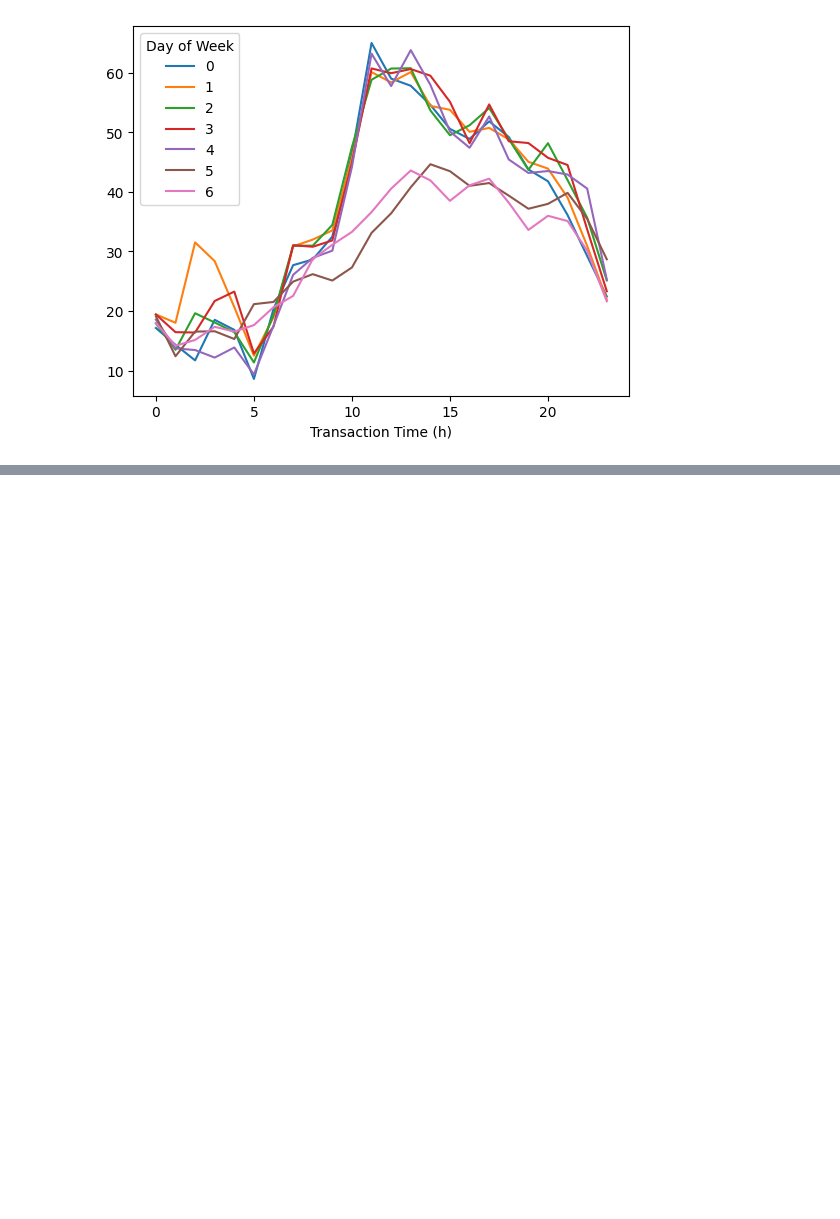
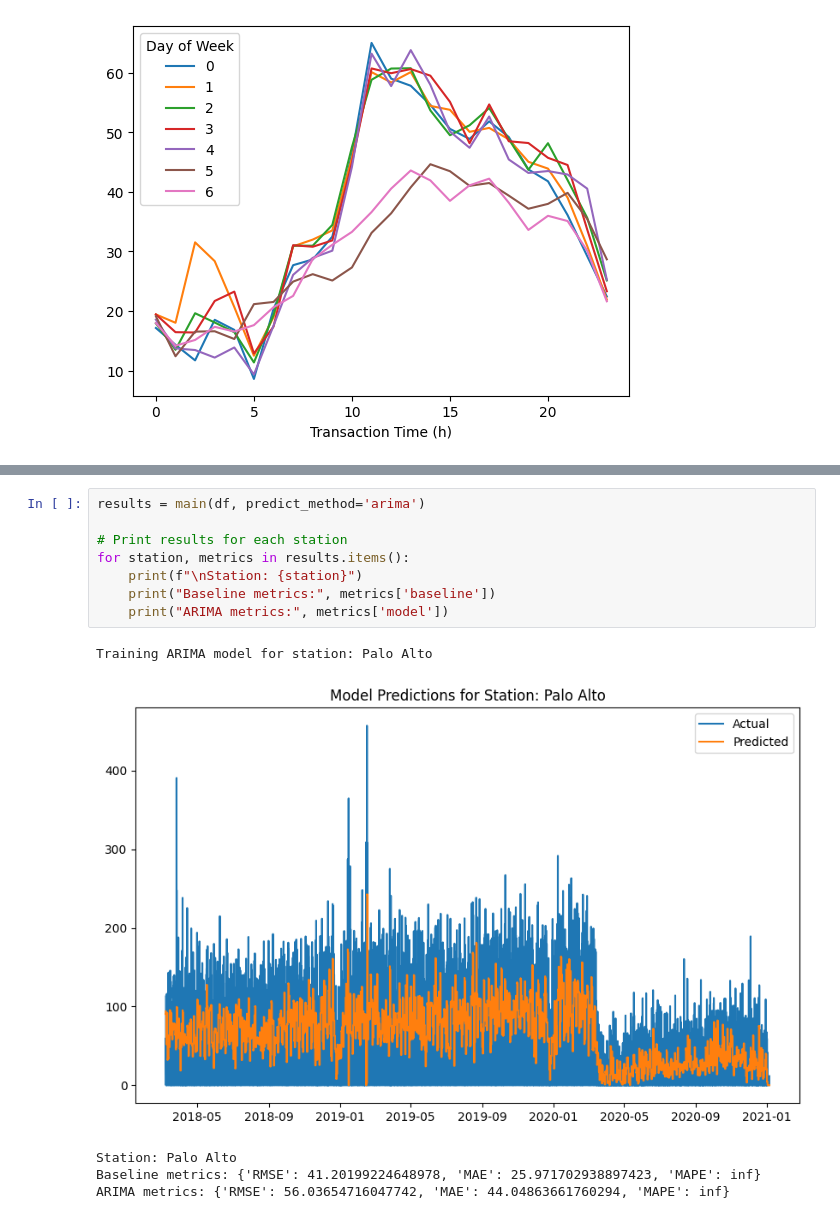
Before and after one commit to Fiehn/42577-Introduction-to-business-analytics, a Jupyter notebook: Project.ipynb, the cells around one changed output, grey strips where cells are left out. Drawn from its saved outputs; the diff is of its cells as text; blank space fills up the shorter version.

```diff
--- a/Project.ipynb
+++ b/Project.ipynb
@@ -196,0 +444,14 @@ print(model_fit.summary())
+# %%
+results = main(df, predict_method='arima')
+
+# Print results for each station
+for station, metrics in results.items():
+    print(f"\nStation: {station}")
+    print("Baseline metrics:", metrics['baseline'])
+    print("ARIMA metrics:", metrics['model'])
+# %% [output]
+Training ARIMA model for station: Palo Alto
+[figure, added]
+Station: Palo Alto
+Baseline metrics: {'RMSE': 41.20199224648978, 'MAE': 25.971702938897423, 'MAPE': inf}
+ARIMA metrics: {'RMSE': 56.03654716047742, 'MAE': 44.04863661760294, 'MAPE': inf}
```
Also changed, not shown: parts of 13 cells of this notebook.
